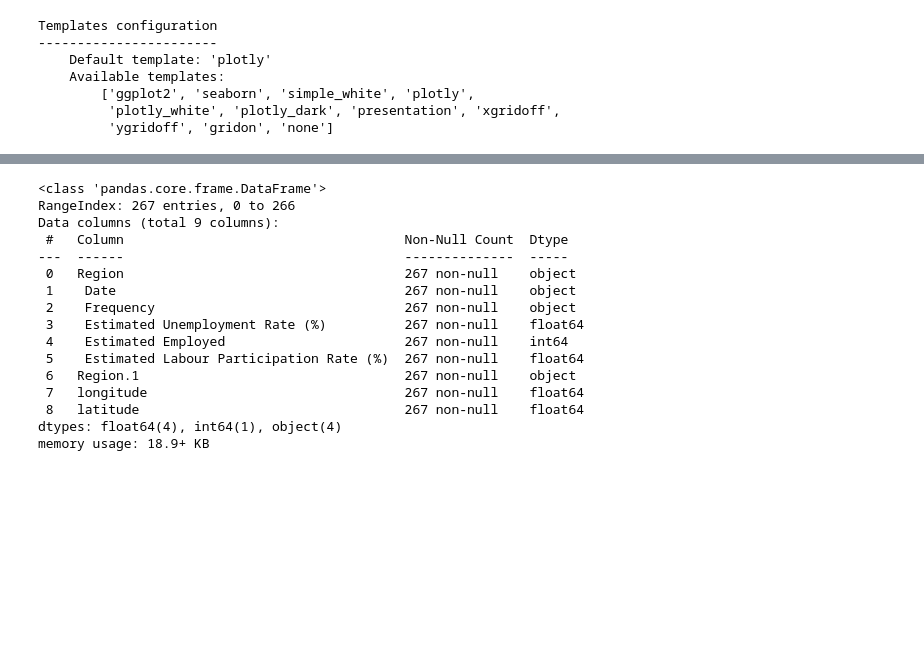
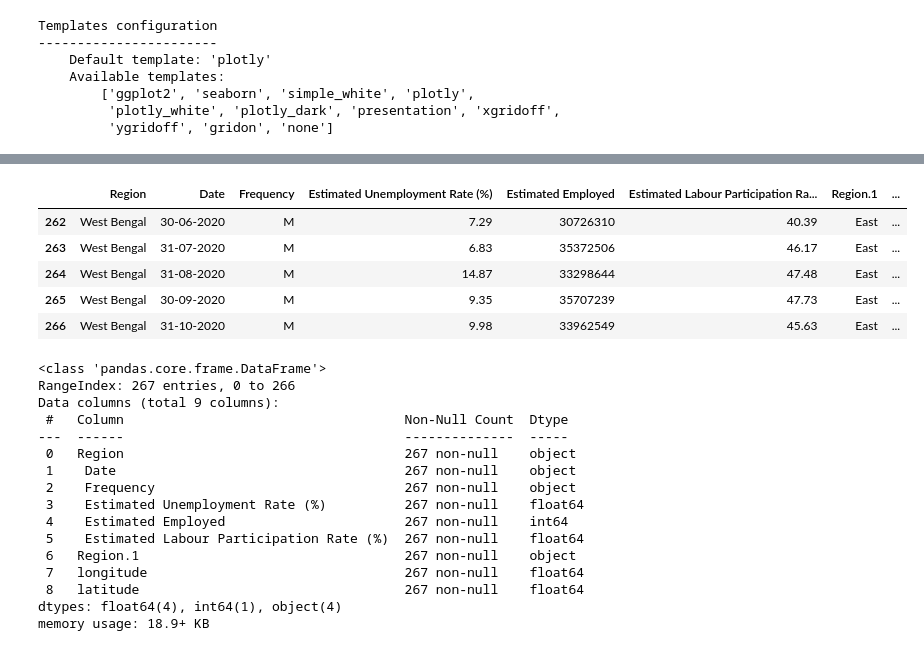
Before and after one commit to Sonali749/MSC-Project, a Jupyter notebook: Unemployment.ipynb, the cells around one changed output, grey strips where cells are left out. Drawn from its saved outputs; the diff is of its cells as text; code cells hidden in the pictures; blank space fills up the shorter version.

```diff
--- a/Unemployment.ipynb
+++ b/Unemployment.ipynb
@@ -34,6 +34,15 @@ dataset.head()
 | 2 | Andhra Pradesh | 31-03-2020 | M | 5.79 | 15881197 | 39.18 | South | ... |
 | 3 | Andhra Pradesh | 30-04-2020 | M | 20.51 | 11336911 | 33.10 | South | ... |
 | 4 | Andhra Pradesh | 31-05-2020 | M | 17.43 | 12988845 | 36.46 | South | ... |
+# %%
+dataset.tail()
+# %% [output]
+|  | Region | Date | Frequency | Estimated Unemployment Rate (%) | Estimated Employed | Estimated Labour Participation Ra... | Region.1 | ... |
+| 262 | West Bengal | 30-06-2020 | M | 7.29 | 30726310 | 40.39 | East | ... |
+| 263 | West Bengal | 31-07-2020 | M | 6.83 | 35372506 | 46.17 | East | ... |
+| 264 | West Bengal | 31-08-2020 | M | 14.87 | 33298644 | 47.48 | East | ... |
+| 265 | West Bengal | 30-09-2020 | M | 9.35 | 35707239 | 47.73 | East | ... |
+| 266 | West Bengal | 31-10-2020 | M | 9.98 | 33962549 | 45.63 | East | ... |
 # %%
 dataset.info()
 # %% [output]
```
Also changed, not shown: parts of 11 cells of this notebook.
